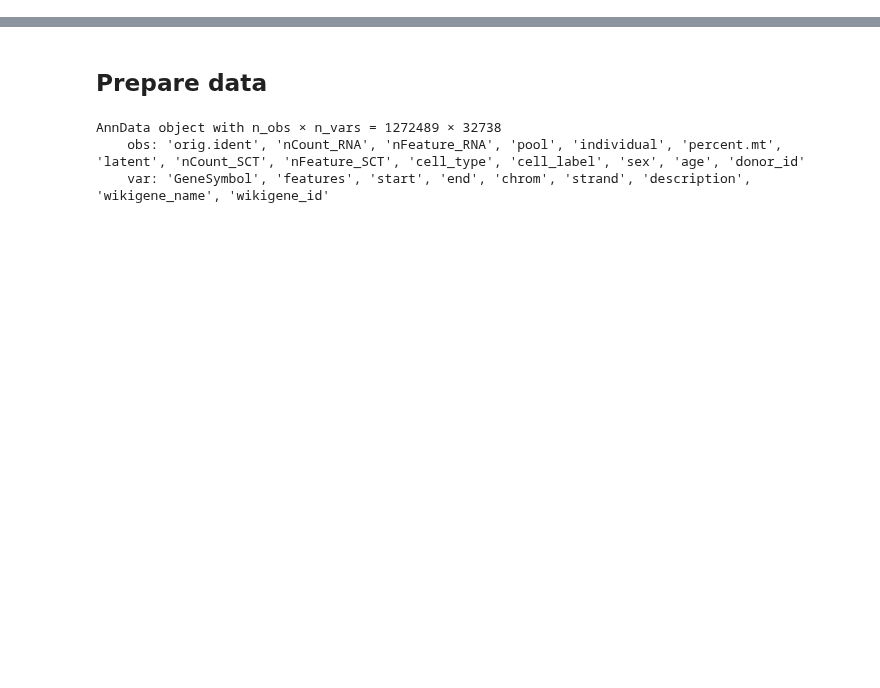
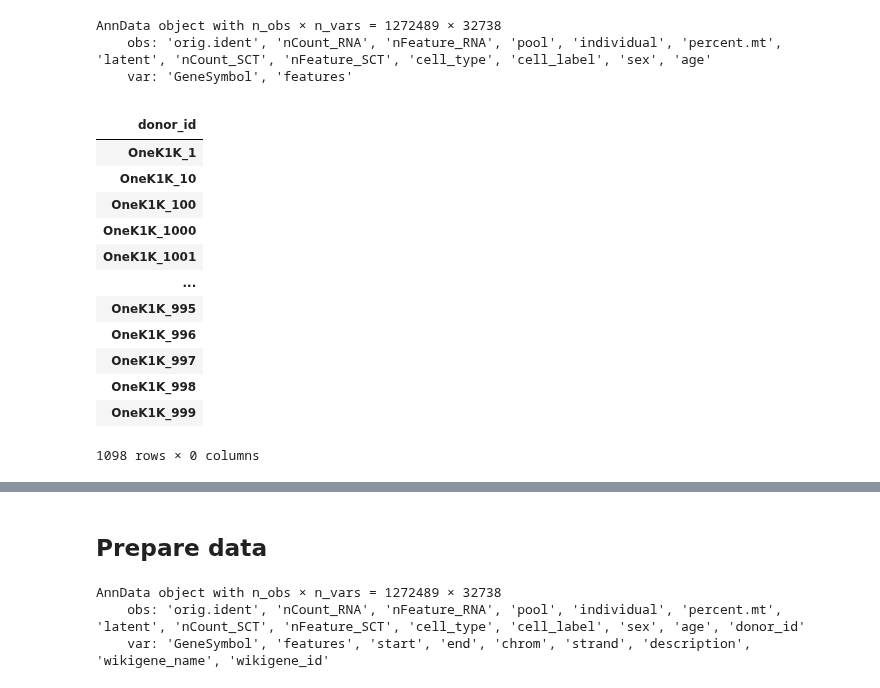
Before and after one commit to theislab/cellink, a Jupyter notebook: docs/tutorials/burden_testing.ipynb, the cells around one changed output, grey strips where cells are left out. Saved outputs shown, nothing was run; the diff lists cells and outputs as text; code cells hidden in the pictures; blank space fills up the shorter version.

```diff
--- a/docs/tutorials/burden_testing.ipynb
+++ b/docs/tutorials/burden_testing.ipynb
@@ -33,0 +52,26 @@ gdata_path = GENODATA / "filter_vcf_r08/chr22.dose.filtered.R2_0.8.vcz"
+# %%
+adata = ad.read_h5ad(adata_path)
+adata
+# %% [output]
+AnnData object with n_obs × n_vars = 1272489 × 32738
+    obs: 'orig.ident', 'nCount_RNA', 'nFeature_RNA', 'pool', 'individual', 'percent.mt', 'latent', 'nCount_SCT', 'nFeature_SCT', 'cell_type', 'cell_label', 'sex', 'age'
+    var: 'GeneSymbol', 'features'
+# %%
+gdata = cl.io.read_sgkit_zarr(gdata_path)
+# %%
+gdata.obs
+# %% [output]
+|  |
+| donor_id |
+| OneK1K_1 |
+| OneK1K_10 |
+| OneK1K_100 |
+| OneK1K_1000 |
+| OneK1K_1001 |
+| ... |
+| OneK1K_995 |
+| OneK1K_996 |
+| OneK1K_997 |
+| OneK1K_998 |
+| OneK1K_999 |
+1098 rows × 0 columns
```
Also changed, not shown: parts of 37 cells of this notebook.
